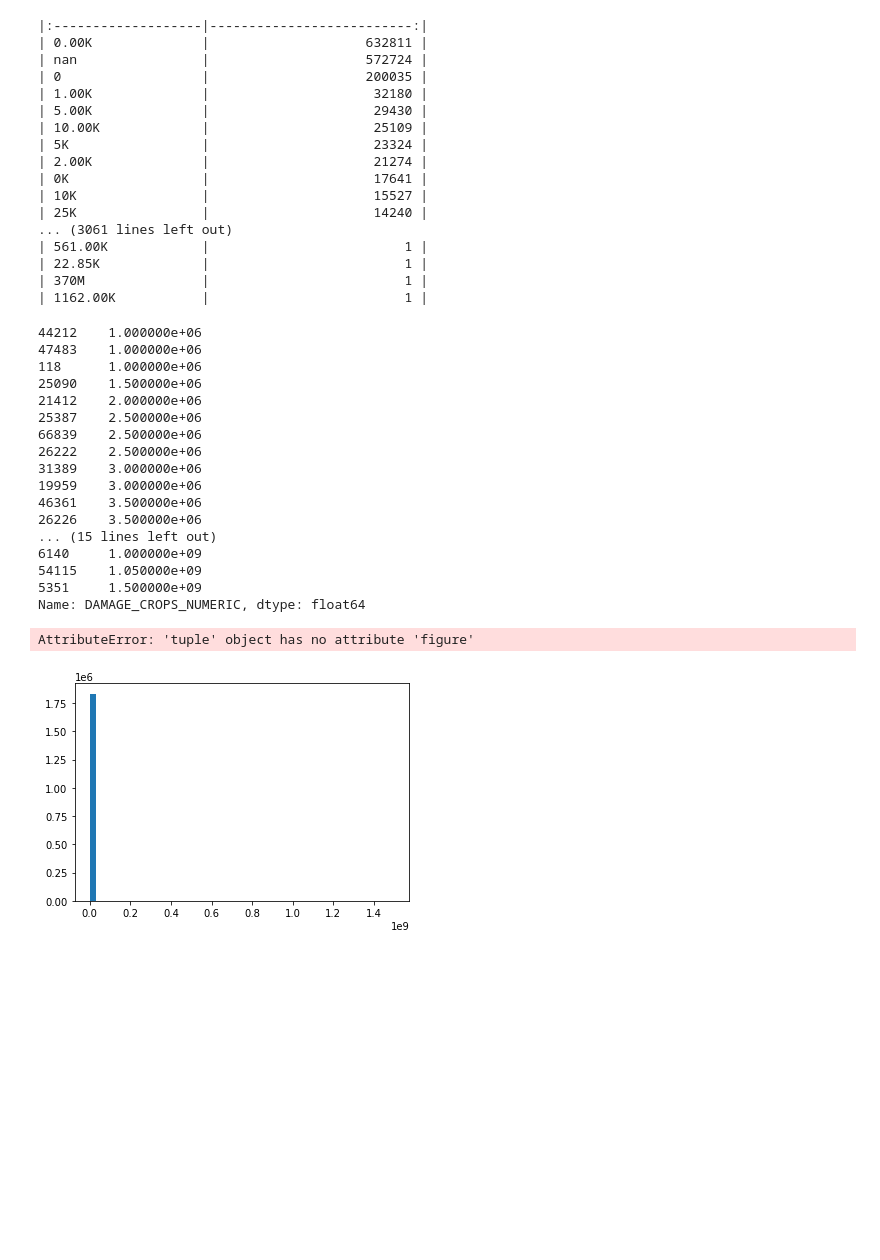
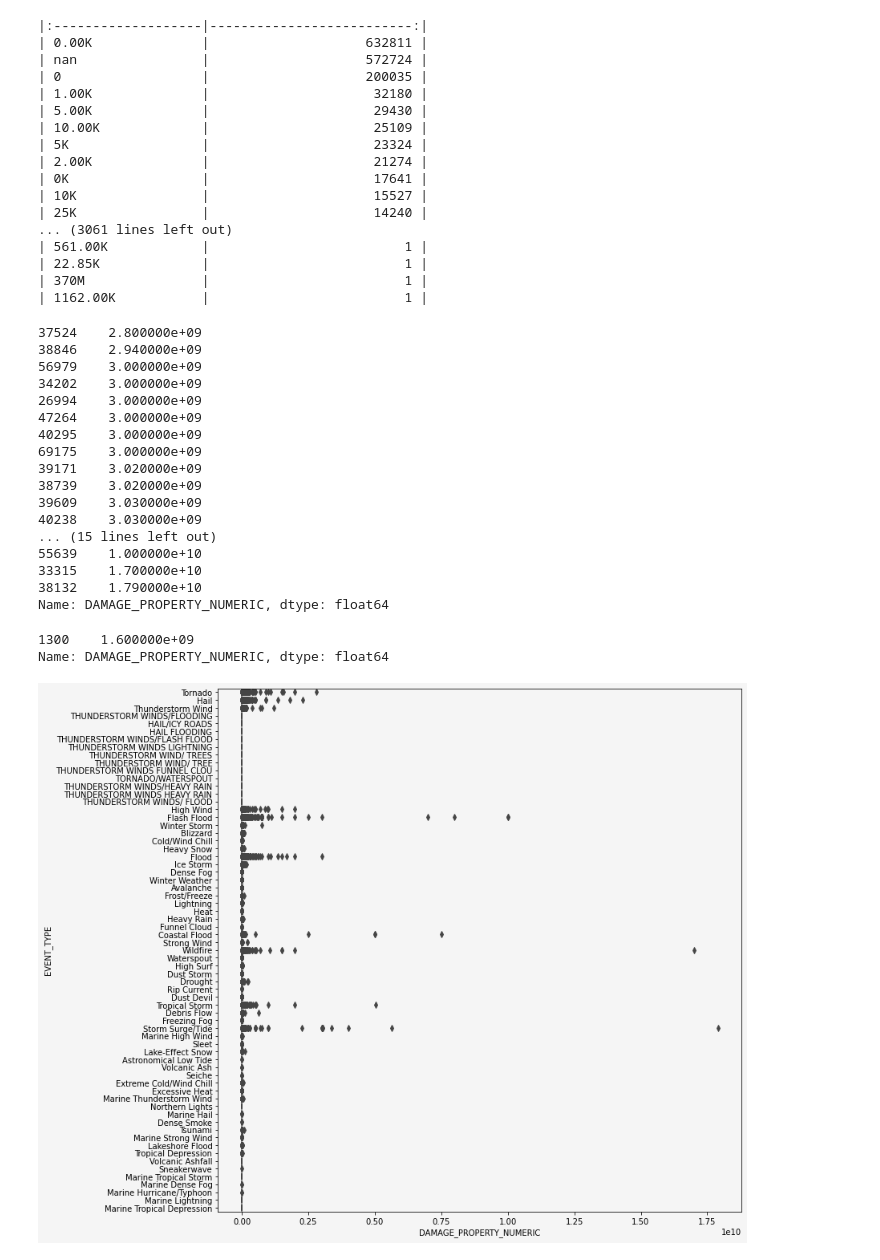
Before and after one commit to lexbuko22/NOAA_Weather_Event_Datamining, a Jupyter notebook: Storm-Event-Data Notebook.ipynb, the cells around one changed output. Drawn from its saved outputs; the diff is of its cells as text; code cells hidden in the pictures; blank space fills up the shorter version.

```diff
--- a/Storm-Event-Data Notebook.ipynb
+++ b/Storm-Event-Data Notebook.ipynb
@@ -217,29 +248,39 @@ print(df['DAMAGE_PROPERTY_NUMERIC'].value_counts().to_markdown())
 #print(df['DAMAGE_CROPS_NUMERIC'].value_counts().to_markdown())
 df['DAMAGE_CROPS_NUMERIC'] = df['DAMAGE_CROPS_NUMERIC'].astype('float64')
 df['DAMAGE_CROPS_NUMERIC'].sort_values().tail(30)
+df['DAMAGE_PROPERTY_NUMERIC'] = df['DAMAGE_PROPERTY_NUMERIC'].astype('float64')
+df['DAMAGE_PROPERTY_NUMERIC'].sort_values().tail(30)
 # %% [output]
-44212    1.000000e+06
-47483    1.000000e+06
-118      1.000000e+06
-25090    1.500000e+06
-21412    2.000000e+06
-25387    2.500000e+06
-66839    2.500000e+06
-26222    2.500000e+06
-31389    3.000000e+06
-19959    3.000000e+06
-46361    3.500000e+06
-26226    3.500000e+06
+37524    2.800000e+09
+38846    2.940000e+09
+56979    3.000000e+09
+34202    3.000000e+09
+26994    3.000000e+09
+47264    3.000000e+09
+40295    3.000000e+09
+69175    3.000000e+09
+39171    3.020000e+09
+38739    3.020000e+09
+39609    3.030000e+09
+40238    3.030000e+09
 ... (15 lines left out)
-6140     1.000000e+09
-54115    1.050000e+09
-5351     1.500000e+09
-Name: DAMAGE_CROPS_NUMERIC, dtype: float64
+55639    1.000000e+10
+33315    1.700000e+10
+38132    1.790000e+10
+Name: DAMAGE_PROPERTY_NUMERIC, dtype: float64
-# %%
-g3 = plt.hist(x=df['DAMAGE_CROPS_NUMERIC'],bins=50)
-g3.figure.set_facecolor("whitesmoke")
-g3.axes.set_facecolor("ghostwhite")
-# %% [output]
-AttributeError: 'tuple' object has no attribute 'figure'
-[figure, removed]
+# %%
+import seaborn as sns
+print(df[df['EVENT_TYPE']=='TORNADOES, TSTM WIND, HAIL']['DAMAGE_PROPERTY_NUMERIC'])
+## Removing major outlier for plot
+df_prop_damage_plot = df[['EVENT_TYPE','DAMAGE_PROPERTY_NUMERIC']].copy()
+df_prop_damage_plot = df_prop_damage_plot[df_prop_damage_plot['EVENT_TYPE']!='TORNADOES, TSTM WIND, HAIL']
+df_prop_damage_plot = df_prop_damage_plot[df_prop_damage_plot['EVENT_TYPE']!='Hurricane']
+df_prop_damage_plot = df_prop_damage_plot[df_prop_damage_plot['EVENT_TYPE']!='Hurricane (Typhoon)']
+g = sns.boxplot(data=df_prop_damage_plot, x='DAMAGE_PROPERTY_NUMERIC',y='EVENT_TYPE')
+g.figure.set_facecolor("whitesmoke")
+g.figure.set_size_inches(11.7, 12)
+# %% [output]
+1300    1.600000e+09
+Name: DAMAGE_PROPERTY_NUMERIC, dtype: float64
+[figure, added]
 # %%
```
Also changed, not shown: parts of 8 cells of this notebook.
